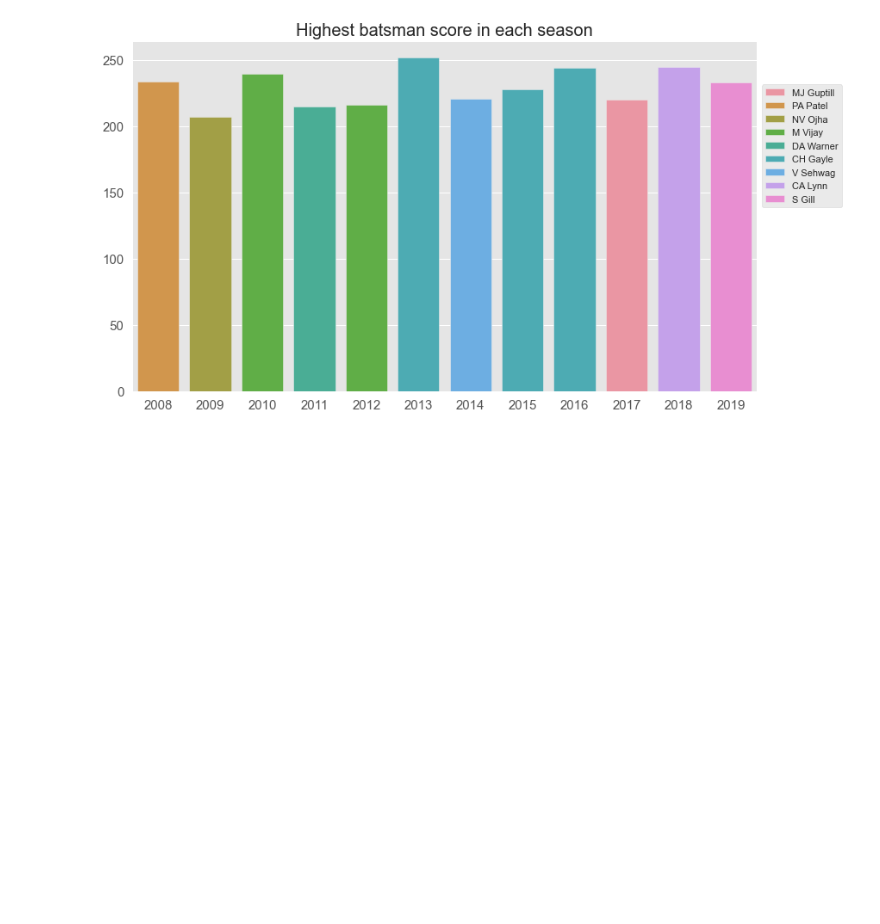
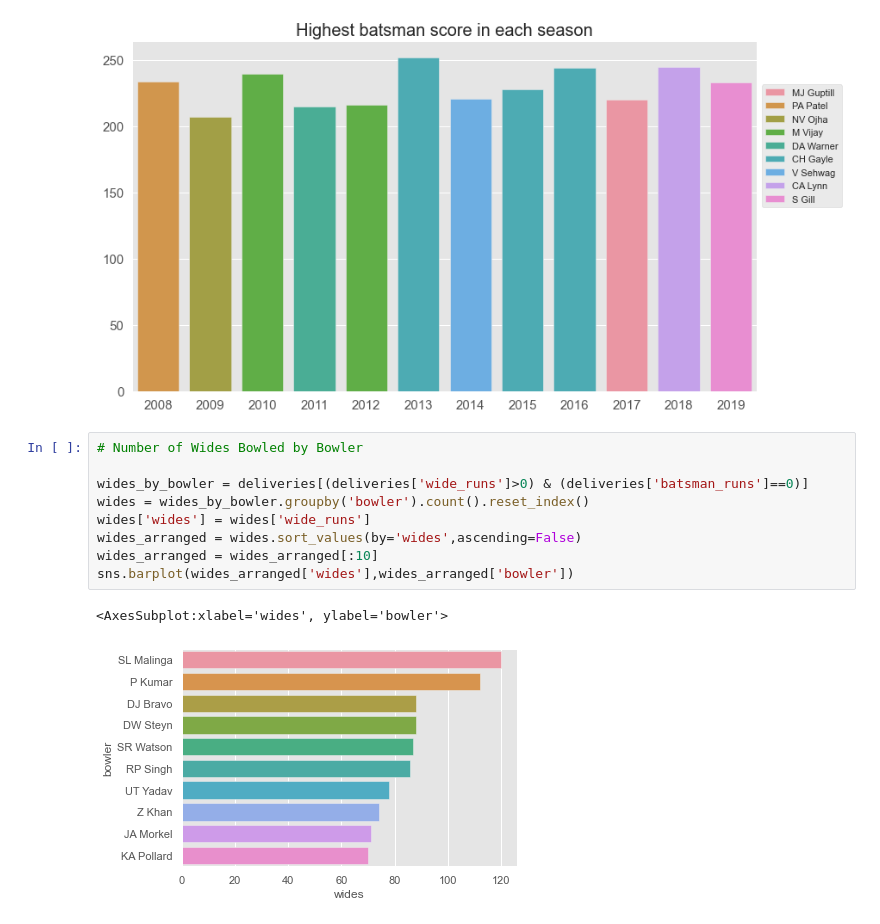
Before and after one commit to sakshamj74/IPL-Analysis, a Jupyter notebook: Deliveries.ipynb, the cells around one changed output. Drawn from its saved outputs; the diff is of its cells as text; blank space fills up the shorter version.

Commit message:
Number of Wides Bowled by Bowler

```diff
--- a/Deliveries.ipynb
+++ b/Deliveries.ipynb
@@ -324,3 +324,15 @@ ax.legend(loc = 'center left', bbox_to_anchor=(1,0.7))
 # %% [output]
 <matplotlib.legend.Legend at 0x...>
 [figure]
+# %%
+# Number of Wides Bowled by Bowler
+
+wides_by_bowler = deliveries[(deliveries['wide_runs']>0) & (deliveries['batsman_runs']==0)]
+wides = wides_by_bowler.groupby('bowler').count().reset_index()
+wides['wides'] = wides['wide_runs']
+wides_arranged = wides.sort_values(by='wides',ascending=False)
+wides_arranged = wides_arranged[:10]
+sns.barplot(wides_arranged['wides'],wides_arranged['bowler'])
+# %% [output]
+<AxesSubplot:xlabel='wides', ylabel='bowler'>
+[figure, added]
```
